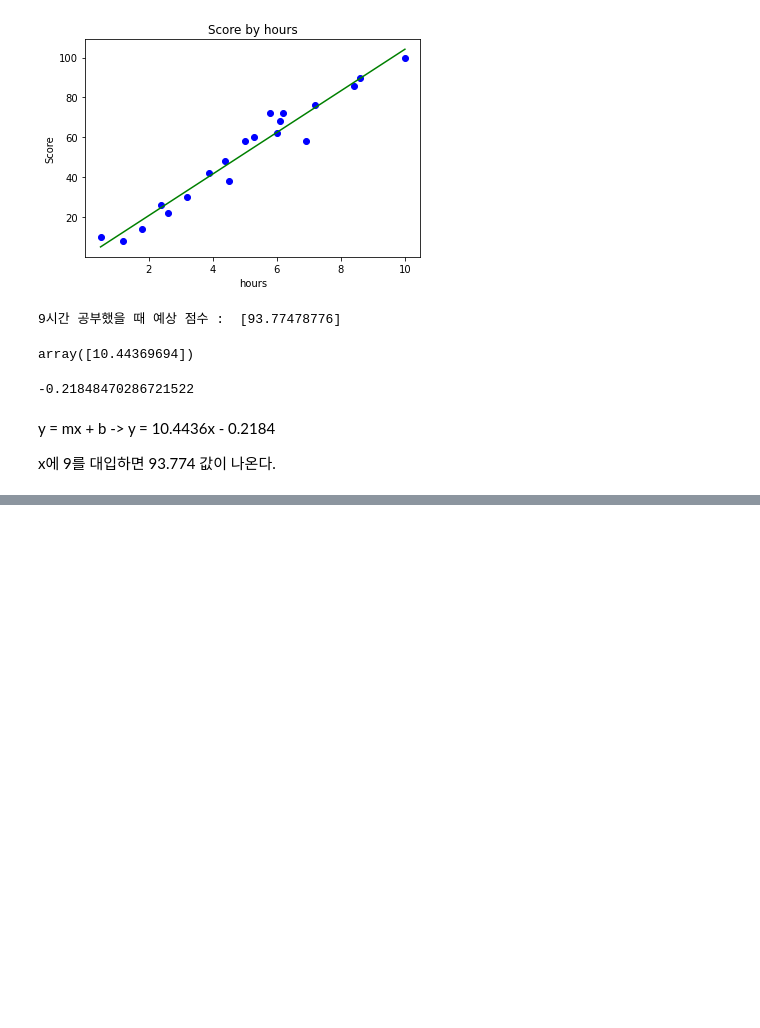
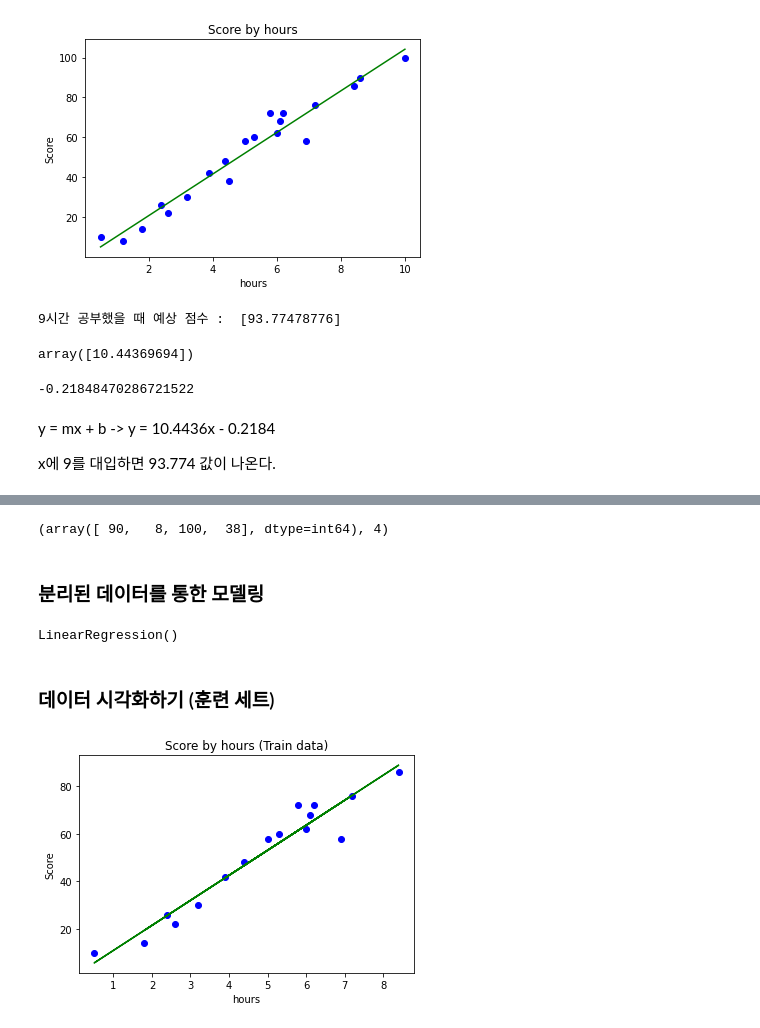
Before and after one commit to birdheee/PythonML, a Jupyter notebook: ScikitLearn/01. Linear Regression.ipynb, the cells around one changed output, grey strips where cells are left out. Cells and saved outputs as stored; diff of their text form; code cells hidden in the pictures; blank space fills up the shorter version.

```diff
--- a/ScikitLearn/01. Linear Regression.ipynb
+++ b/ScikitLearn/01. Linear Regression.ipynb
@@ -87,0 +114,6 @@ x에 9를 대입하면 93.774 값이 나온다.
+# %%
+X = dataset.iloc[:, :-1].values
+y = dataset.iloc[:, -1].values
+# %%
+from sklearn.model_selection import train_test_split #튜플 형태로 값이 4개가 나온다.
+X_train, X_test, y_train, y_test = train_test_split(X, y, test_size = 0.2, random_state=0) #훈련 80 : 테스트 20으로 분리
@@ -87,0 +184,24 @@ x에 9를 대입하면 93.774 값이 나온다.
+# %%
+y_test, len(y_test) #y_test 전체 데이터와 개수
+# %% [output]
+(array([ 90,   8, 100,  38], dtype=int64), 4)
+# %% [markdown]
+### 분리된 데이터를 통한 모델링
+# %%
+from sklearn.linear_model import LinearRegression
+reg = LinearRegression() #회귀 모델 객체 생성
+# %%
+reg.fit(X_train, y_train) #훈련 세트만으로 학습
+# %% [output]
+LinearRegression()
+# %% [markdown]
+### 데이터 시각화하기 (훈련 세트)
+# %%
+plt.scatter(X_train, y_train, color='blue') #흩뿌리기, 산점도 그래프로 표현
+plt.plot(X_train, reg.predict(X_train), color='green') #선 그래프로 표현, y값은 예측값으로
+plt.title('Score by hours (Train data)') #제목
+plt.xlabel('hours') #X 축 이름
+plt.ylabel('Score') #Y 축 이름
+plt.show() #호출!
+# %% [output]
+[figure, added]
```
Also changed, not shown: parts of 25 cells of this notebook, 2 other files.
